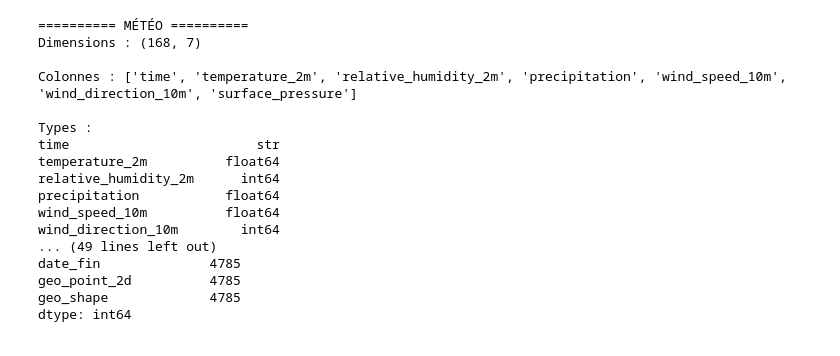
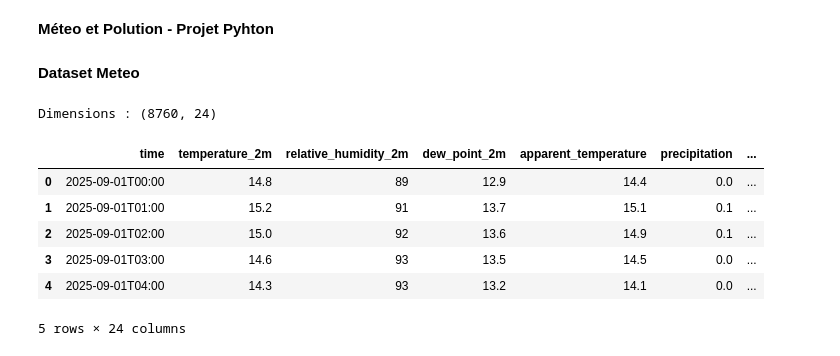
Before and after one commit to Antoine2212/projet-qualite-air, a Jupyter notebook: project.ipynb, the cells around one changed output. Drawn from its saved outputs; the diff is of its cells as text; code cells hidden in the pictures.

Commit message:
Data processing + visualisation de la meteo

```diff
--- a/project.ipynb
+++ b/project.ipynb
@@ -95,36 +1,2 @@ Dimensions : (491535, 15)
-# %%
-print("========== MÉTÉO ==========")
-
-print("Dimensions :", df_meteo.shape)
-print("\nColonnes :", df_meteo.columns.tolist())
-print("\nTypes :")
-print(df_meteo.dtypes)
-print("\nValeurs manquantes :")
-print(df_meteo.isna().sum())
-
-print("\n========== TRAFIC ==========")
-
-print("Dimensions :", df_trafic.shape)
-print("\nColonnes :", df_trafic.columns.tolist())
-print("\nTypes :")
-print(df_trafic.dtypes)
-print("\nValeurs manquantes :")
-print(df_trafic.isna().sum())
-# %% [output]
-========== MÉTÉO ==========
-Dimensions : (168, 7)
-
-Colonnes : ['time', 'temperature_2m', 'relative_humidity_2m', 'precipitation', 'wind_speed_10m', 'wind_direction_10m', 'surface_pressure']
-
-Types :
-time                        str
-temperature_2m          float64
-relative_humidity_2m      int64
-precipitation           float64
-wind_speed_10m          float64
-wind_direction_10m        int64
-... (49 lines left out)
-date_fin              4785
-geo_point_2d          4785
-geo_shape             4785
-dtype: int64
+# %% [markdown]
+**Méteo et Polution - Projet Pyhton**
@@ -130,0 +13,21 @@ dtype: int64
+# %% [markdown]
+**Dataset Meteo**
+# %%
+import importlib
+from src import fct
+
+importlib.reload(fct)
+
+df_raw_meteo = fct.meteo_dataset_extraction()
+
+print("Dimensions :", df_raw_meteo.shape)
+display(df_raw_meteo.head())
+# %% [output]
+Dimensions : (8760, 24)
+|  | time | temperature_2m | relative_humidity_2m | dew_point_2m | apparent_temperature | precipitation | ... |
+| 0 | 2025-09-01T00:00 | 14.8 | 89 | 12.9 | 14.4 | 0.0 | ... |
+| 1 | 2025-09-01T01:00 | 15.2 | 91 | 13.7 | 15.1 | 0.1 | ... |
+| 2 | 2025-09-01T02:00 | 15.0 | 92 | 13.6 | 14.9 | 0.1 | ... |
+| 3 | 2025-09-01T03:00 | 14.6 | 93 | 13.5 | 14.5 | 0.0 | ... |
+| 4 | 2025-09-01T04:00 | 14.3 | 93 | 13.2 | 14.1 | 0.0 | ... |
+5 rows × 24 columns
```
Also changed, not shown: parts of 15 cells of this notebook, 1 other file.
